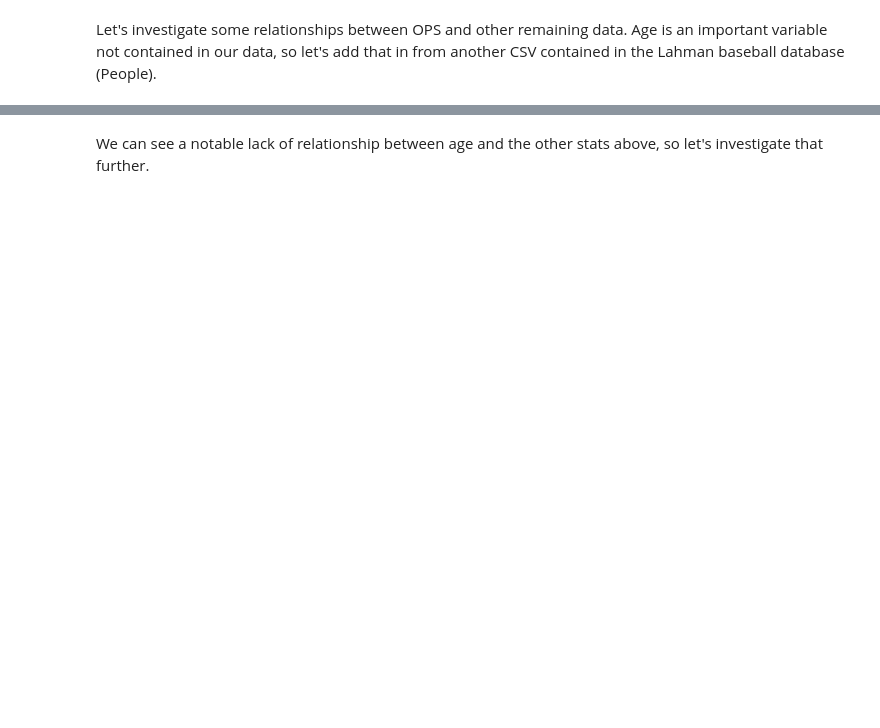
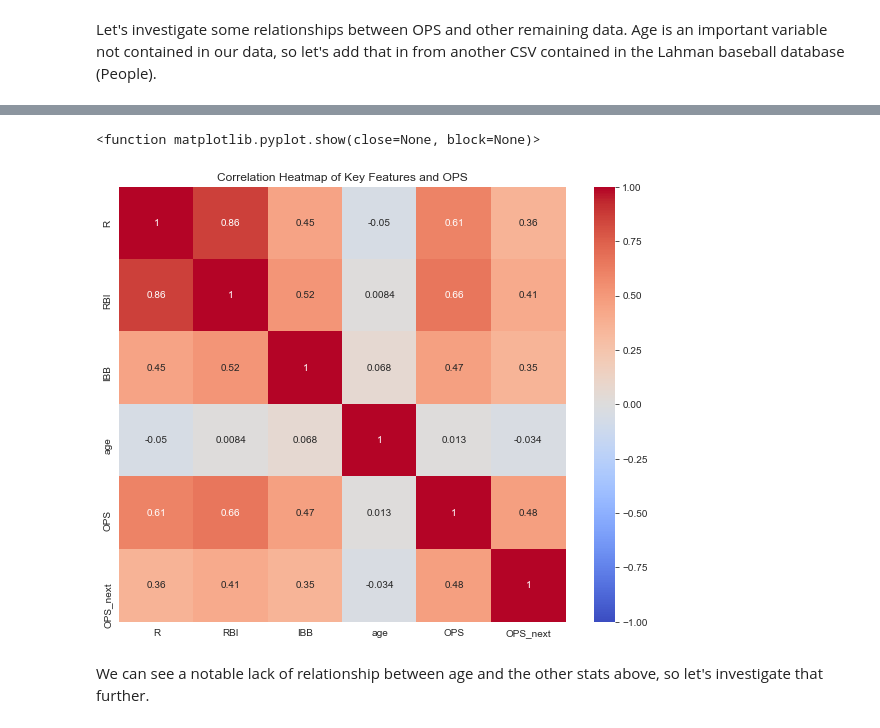
Before and after one commit to sfp13VA/MLB_hitter_production, a Jupyter notebook: notebook.ipynb, the cells around one changed output, grey strips where cells are left out. Saved outputs shown, nothing was run; the diff lists cells and outputs as text; code cells hidden in the pictures; blank space fills up the shorter version.

```diff
--- a/notebook.ipynb
+++ b/notebook.ipynb
@@ -191,7 +364,7 @@ df_clean['age'] = df_clean['yearID'] - df_clean['birthYear']
 df_clean['age'] = df_clean['age'].clip(18, 50) # clip outliers
 
 # drop birth year since we have age now
-df_clean = df_clean.drop(columns=['birthyear'], errors='ignore')
+df_clean = df_clean.drop(columns=['birthYear'], errors='ignore')
 
 # preview data containing age
 df_clean.info()
@@ -205,10 +393,15 @@ df_2024 = df_clean[df_clean['yearID'] == 2024].copy
 # %%
-numeric_cols = ['R', 'RBI', 'SO', 'IBB', 'SH', 'age', 'OPS', 'OPS_next']
+numeric_cols = ['R', 'RBI', 'IBB', 'age', 'OPS', 'OPS_next']
 corr_matrix = df_clean[numeric_cols].corr()
 
 plt.figure(figsize=(10,8))
 sns.heatmap(corr_matrix, annot=True, cmap='coolwarm', vmin=-1, vmax=1)
 plt.title('Correlation Heatmap of Key Features and OPS')
+
+plt.savefig('correlation.png')
 plt.show
+# %% [output]
+<function matplotlib.pyplot.show(close=None, block=None)>
+[figure, added]
 # %% [markdown]
 We can see a notable lack of relationship between age and the other stats above, so let's investigate that further.
```
Also changed, not shown: parts of 30 cells of this notebook, 2 other files.
